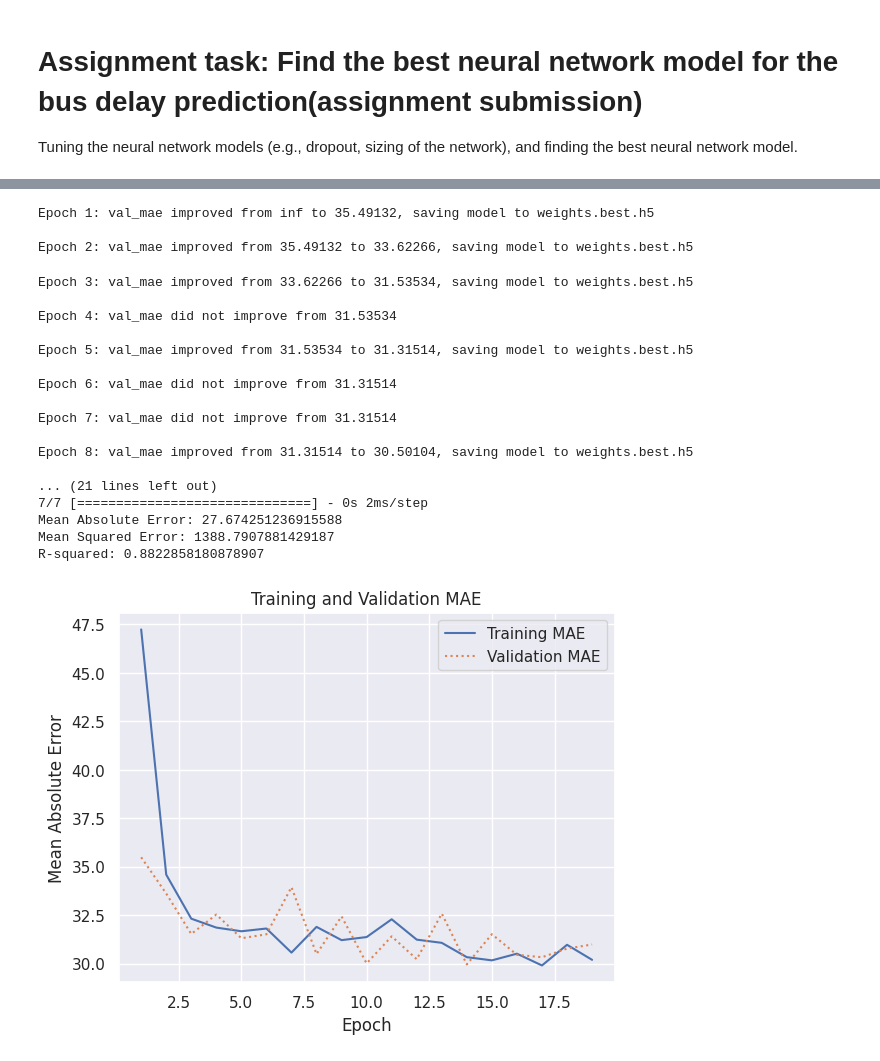
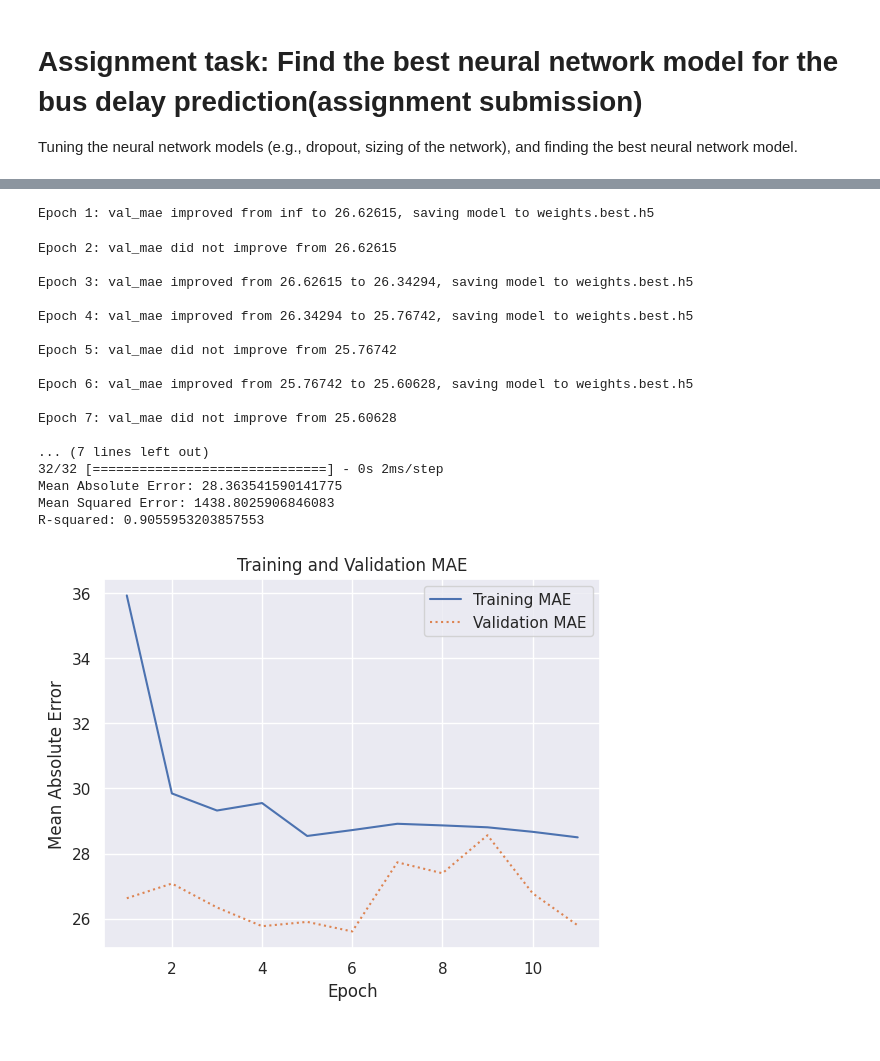
Before and after one commit to zhenliangma/Applied-AI-in-Transportation, a Jupyter notebook: Exercise_7_Neural_networks/Exercise7_Neural_Networks.ipynb, the cells around one changed output, grey strips where cells are left out. Cells and saved outputs as stored; diff of their text form; code cells hidden in the pictures.

```diff
--- a/Exercise_7_Neural_networks/Exercise7_Neural_Networks.ipynb
+++ b/Exercise_7_Neural_networks/Exercise7_Neural_Networks.ipynb
@@ -1378,7 +1372,7 @@ url = 'https://raw.githubusercontent.com/zhenliangma/Applied-AI-in-Transportatio
 df = pd.read_csv(url)
 
 # Limit the DataFrame to the first 1000 rows (selecting a subset of the data).
-df = df.iloc[:1000]
+#df = df.iloc[:1000]
 
 # Drop specific columns (Arrival_time, Stop_id, Bus_id, Line_id) from the DataFrame.
 df = df.drop(['Arrival_time', 'Stop_id', 'Bus_id', 'Line_id'], axis=1)
@@ -1446,48 +1440,46 @@ val_err = hist.history['val_mae']
 epochs = range(1, len(err) + 1)
 
 # Plot the Training MAE and Validation MAE over epochs.
 plt.plot(epochs, err, '-', label='Training MAE')
 plt.plot(epochs, val_err, ':', label='Validation MAE')
 plt.title('Training and Validation MAE')
 plt.xlabel('Epoch')
 plt.ylabel('Mean Absolute Error')
 plt.legend(loc='upper right')
 plt.plot()
 
 # Use the trained model to predict on the test data.
 y_pred = model.predict(X_test)
 
 # Calculate Mean Absolute Error (MAE), Mean Squared Error (MSE), and R-squared (R2) for the predictions.
 mae = mean_absolute_error(y_test, y_pred)
 mse = mean_squared_error(y_test, y_pred)
 r2 = r2_score(y_test, y_pred)
 
 # Print the evaluation metrics.
 print(f"Mean Absolute Error: {mae}")
 print(f"Mean Squared Error: {mse}")
 print(f"R-squared: {r2}")
 # %% [output]
-Epoch 1: val_mae improved from inf to 35.49132, saving model to weights.best.h5
-
-Epoch 2: val_mae improved from 35.49132 to 33.62266, saving model to weights.best.h5
+Epoch 1: val_mae improved from inf to 26.62615, saving model to weights.best.h5
-Epoch 3: val_mae improved from 33.62266 to 31.53534, saving model to weights.best.h5
+Epoch 2: val_mae did not improve from 26.62615
 
-Epoch 4: val_mae did not improve from 31.53534
+Epoch 3: val_mae improved from 26.62615 to 26.34294, saving model to weights.best.h5
 
-Epoch 5: val_mae improved from 31.53534 to 31.31514, saving model to weights.best.h5
+Epoch 4: val_mae improved from 26.34294 to 25.76742, saving model to weights.best.h5
 
-Epoch 6: val_mae did not improve from 31.31514
+Epoch 5: val_mae did not improve from 25.76742
 
-Epoch 7: val_mae did not improve from 31.31514
+Epoch 6: val_mae improved from 25.76742 to 25.60628, saving model to weights.best.h5
 
-Epoch 8: val_mae improved from 31.31514 to 30.50104, saving model to weights.best.h5
+Epoch 7: val_mae did not improve from 25.60628
 
-... (21 lines left out)
-7/7 [==============================] - 0s 2ms/step
-Mean Absolute Error: 27.674251236915588
-Mean Squared Error: 1388.7907881429187
-R-squared: 0.8822858180878907
+... (7 lines left out)
+32/32 [==============================] - 0s 2ms/step
+Mean Absolute Error: 28.363541590141775
+Mean Squared Error: 1438.8025906846083
+R-squared: 0.9055953203857553
-[figure, old version]
+[figure, new version]
 # %%
 import pandas as pd
 from sklearn.model_selection import train_test_split
```
Also changed, not shown: parts of 14 cells of this notebook.
